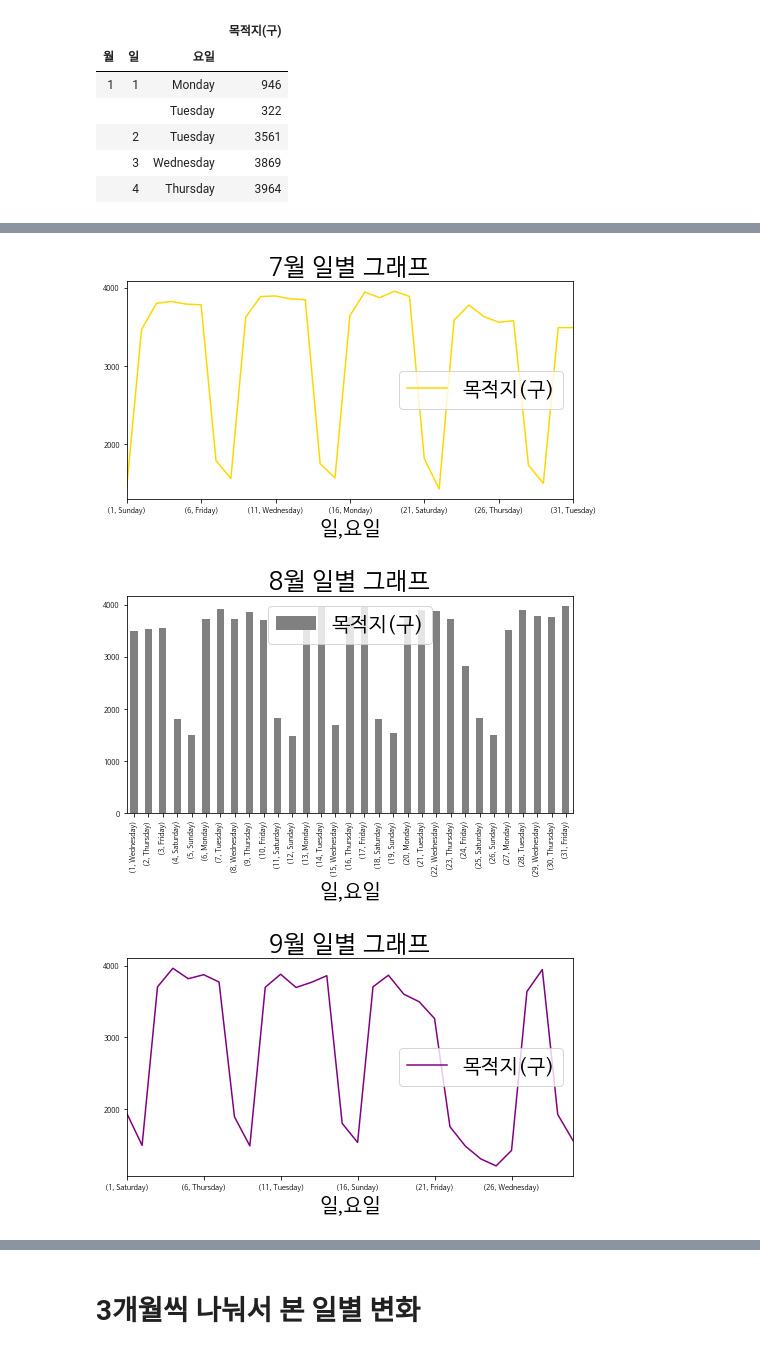
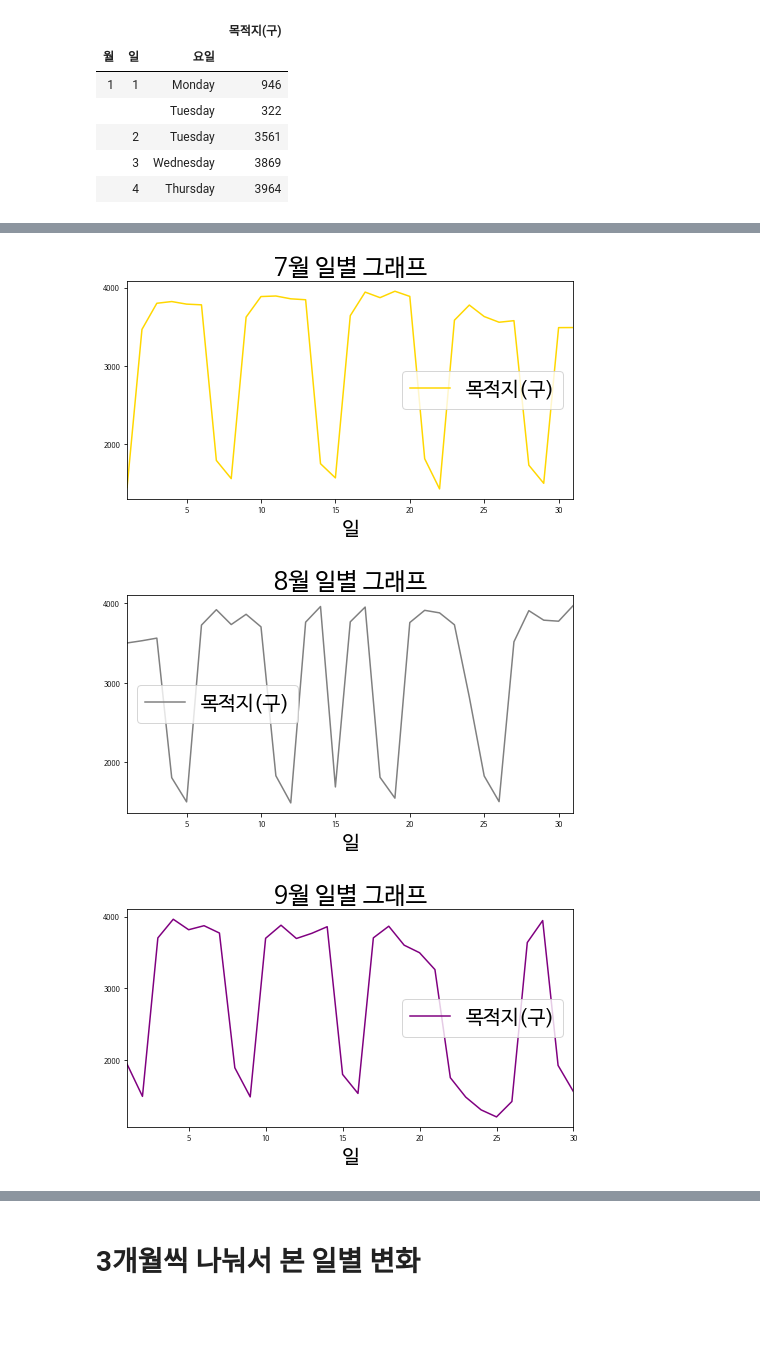
Before and after one commit to noc1992/Python_alone, a Jupyter notebook: alone/mini2_visualize.ipynb, the cells around one changed output, grey strips where cells are left out. Cells and saved outputs as stored; diff of their text form; code cells hidden in the pictures; blank space fills up the shorter version.

```diff
--- a/alone/mini2_visualize.ipynb
+++ b/alone/mini2_visualize.ipynb
@@ -33,5 +33,5 @@ import matplotlib.font_manager as fm
 # %%
-plt.rcParams["font.family"] = 'Hancom Gothic'
+plt.rcParams["font.family"] = 'NanumBarunGothic'
 plt.rcParams['font.size'] = 20
 # %% [markdown]
 # 데이터 읽기
@@ -40,7 +40,7 @@ print (os.getcwd())
 # %% [output]
 D:\Jupyther
 # %%
-txi = pd.read_csv("call_taxi_final.csv", encoding= 'euc-kr')
+txi = pd.read_csv("data/call_taxi_final.csv", encoding= 'euc-kr')
 # %%
 txi.head(10)
 # %% [output]
@@ -256,13 +255,18 @@ mon_day_dep_gu_6.plot(kind='bar', title='6월 일별 그래프', figsize=(8, 4),
 # %%
 mon_day_dep_gu_7.plot(kind='line', title='7월 일별 그래프', figsize=(8, 4), legend=True, fontsize=7, color='gold')
-mon_day_dep_gu_8.plot(kind='bar', title='8월 일별 그래프', figsize=(8, 4), legend=True, fontsize=7, color='gray')
+plt.savefig("목적지 일별7.jpg")
+mon_day_dep_gu_8.plot(kind='line', title='8월 일별 그래프', figsize=(8, 4), legend=True, fontsize=7, color='gray')
+plt.savefig("목적지 일별8.jpg")
 mon_day_dep_gu_9.plot(kind='line', title='9월 일별 그래프', figsize=(8, 4), legend=True, fontsize=7, color='purple')
+plt.savefig("목적지 일별9.jpg")
 mon_day_dep_gu_10.plot(kind='line', title='10월 일별 그래프', figsize=(8, 4), legend=True, fontsize=7, color='navy')
+plt.savefig("목적지 일별10.jpg")
 mon_day_dep_gu_11.plot(kind='line', title='11월 일별 그래프', figsize=(8, 4), legend=True, fontsize=7, color='pink')
+plt.savefig("목적지 일별11.jpg")
 mon_day_dep_gu_12.plot(kind='line', title='12월 일별 그래프', figsize=(8, 4), legend=True, fontsize=7, color='silver')
-
+plt.savefig("목적지 일별12.jpg")
 plt.show()
 # %% [output]
-[figure, old version]
+[figure, new version]
-[figure, old version]
+[figure, new version]
-[figure, old version]
+[figure, new version]
```
Also changed, not shown: parts of 22 cells of this notebook.
